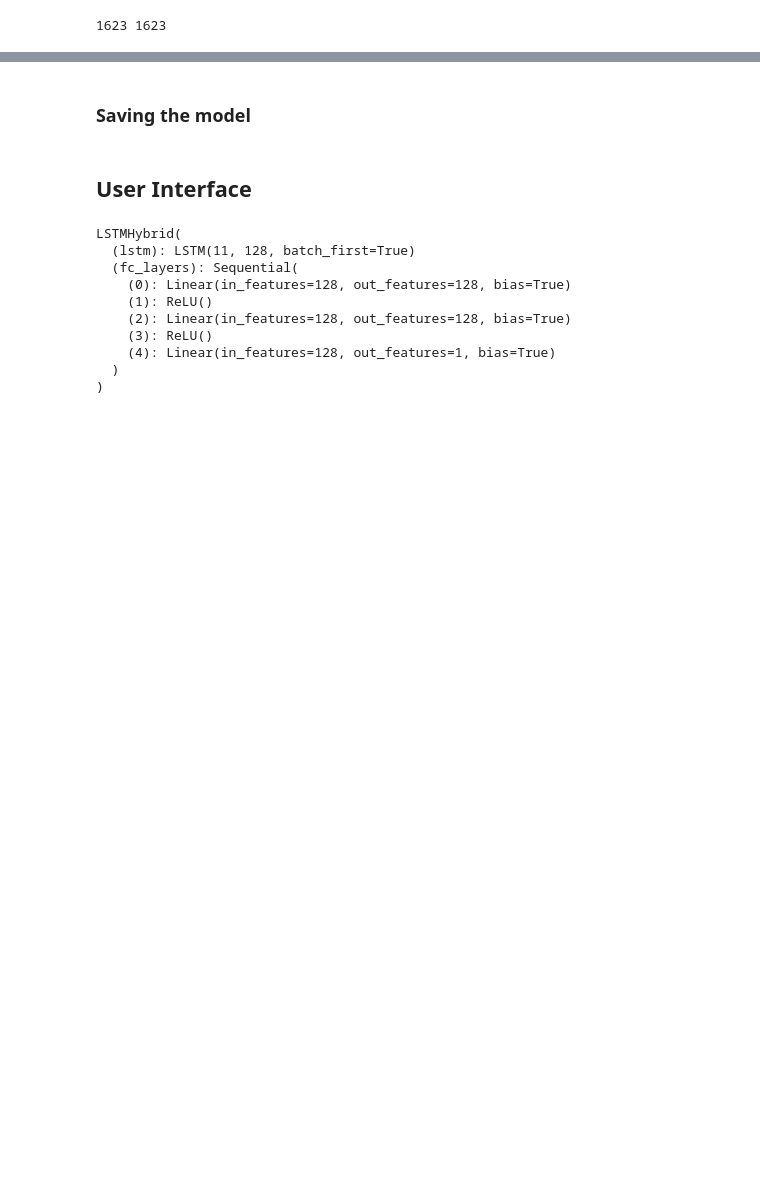
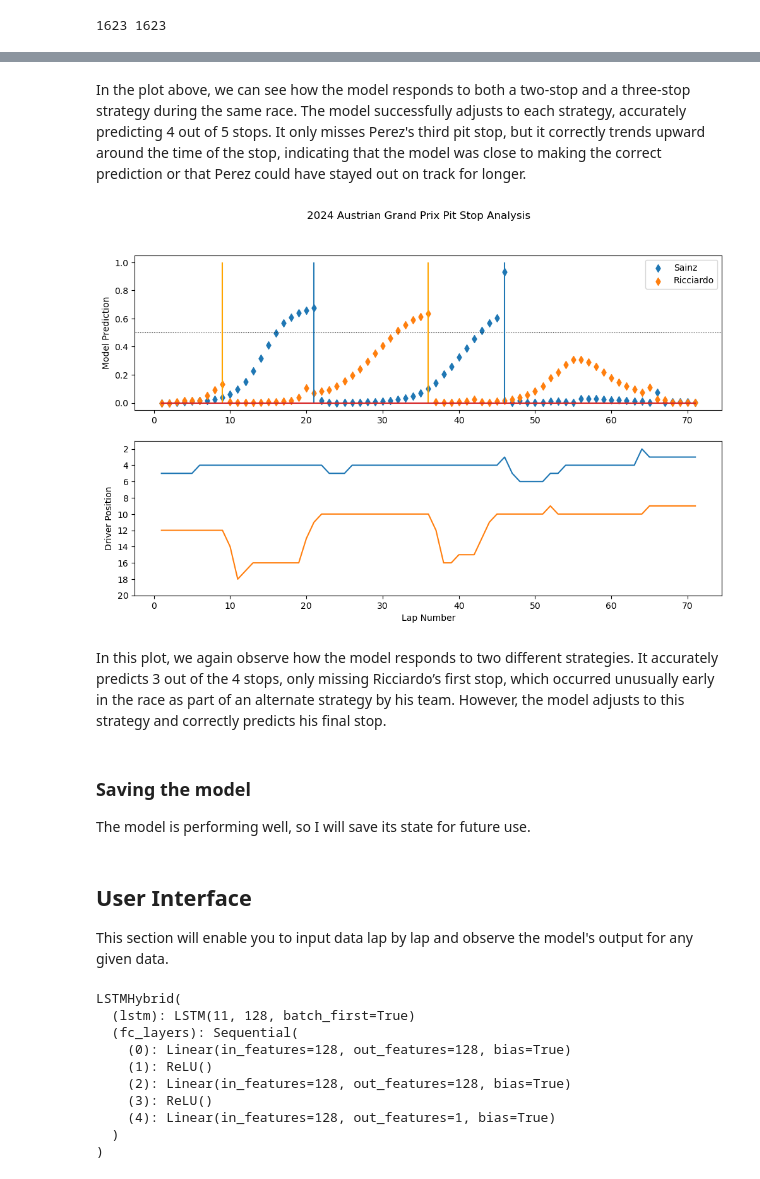
Before and after one commit to krwiles/capstone-project, a Jupyter notebook: project.ipynb, the cells around one changed output, grey strips where cells are left out. Cells and saved outputs as stored; diff of their text form; code cells hidden in the pictures; blank space fills up the shorter version.

```diff
--- a/project.ipynb
+++ b/project.ipynb
@@ -795,0 +817,5 @@ print(f1, recall, precision)
+# %%
+race2 = test[test['raceId'] == 1131]
+print(race2['driverId'].unique())
+driver1_2 = race2[race2['driverId'] == 832] # Sainz
+driver2_2 = race2[race2['driverId'] == 817] # Ricciardo
@@ -796,3 +850,32 @@ print(f1, recall, precision)
+# %% [markdown]
+In the plot above, we can see how the model responds to both a two-stop and a three-stop strategy during the same race. The model successfully adjusts to each strategy, accurately predicting 4 out of 5 stops. It only misses Perez's third pit stop, but it correctly trends upward around the time of the stop, indicating that the model was close to making the correct prediction or that Perez could have stayed out on track for longer.
+# %%
+fig, (ax1, ax2) = plt.subplots(2, figsize=(12, 7))
+fig.suptitle('2024 Austrian Grand Prix Pit Stop Analysis')
+
+ax1.axhline(y=0.5, color='black', linestyle=':', linewidth=0.75)
+ax1.scatter(driver1_2['lap'], driver1_2['predictedNext'], marker='d', label='Sainz')
+ax1.stem(driver1_2['lap'], driver1_2['pitNext'], markerfmt='none')
+ax1.scatter(driver2_2['lap'], driver2_2['predictedNext'], marker='d', label='Ricciardo')
+ax1.stem(driver2_2['lap'], driver2_2['pitNext'], markerfmt='none', linefmt='orange')
+ax1.set_ylabel('Model Prediction')
+
+ax2.plot(driver1_2['lap'], driver1_2['position'])
+ax2.plot(driver2_2['lap'], driver2_2['position'])
+ax2.set_ylim(1, 20)
+ax2.set_ylabel('Driver Position')
+ax2.set_xlabel('Lap Number')
+ax2.invert_yaxis()
+ax2.yaxis.set_major_locator(MaxNLocator(integer=True))
+
+ax1.legend()
+
+plt.savefig('2024 Austrian Grand Prix Pit Stop Analysis.png')
+# %% [output]
+[figure, added]
+# %% [markdown]
+In this plot, we again observe how the model responds to two different strategies. It accurately predicts 3 out of the 4 stops, only missing Ricciardo’s first stop, which occurred unusually early in the race as part of an alternate strategy by his team. However, the model adjusts to this strategy and correctly predicts his final stop.
 # %% [markdown]
 ### Saving the model
+The model is performing well, so I will save its state for future use.
 # %%
@@ -806,5 +892,6 @@ torch.save(save_state, 'LSTM_hybrid_trained_V3.pth')
 # %% [markdown]
 ## User Interface
+This section will enable you to input data lap by lap and observe the model's output for any given data.
 # %%
 import torch
 import ipywidgets as widgets
```
Also changed, not shown: parts of 38 cells of this notebook, 8 other files.
